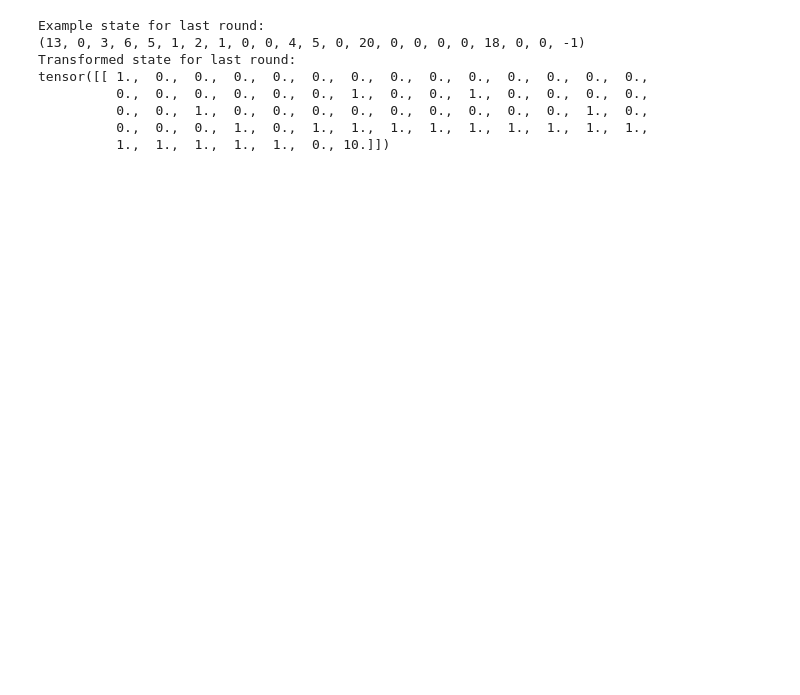
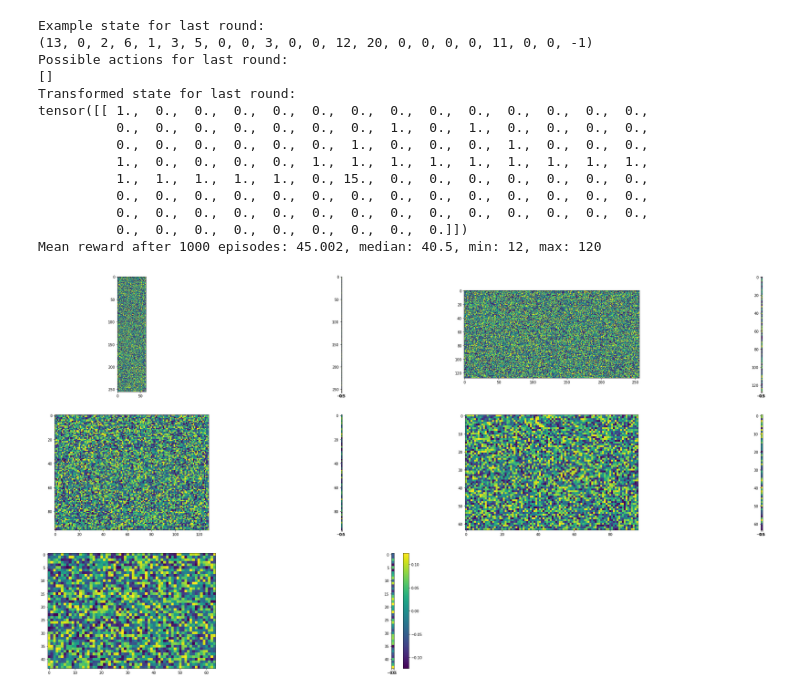
Before and after one commit to villebro/mimir, a Jupyter notebook: mimir.ipynb, the cells around one changed output. Saved outputs shown, nothing was run; the diff lists cells and outputs as text; code cells hidden in the pictures; blank space fills up the shorter version.

```diff
--- a/mimir.ipynb
+++ b/mimir.ipynb
@@ -46,7 +48,7 @@ def get_one_hot_list(values: List[int], min_value: int, max_value: int) -> List[
         one_hot_list.append(1 if i in values else 0)
     return one_hot_list
 
-def transform_state(state: Tuple[int]) -> torch.tensor:
+def transform_state(state: Tuple[int, ...], possible_actions: List[int]) -> torch.tensor:
     """Helper function for transforming state into a neural network friendly format by
     mostly one hot encoding variables."""
     final_list: List[int] = []
@@ -69,6 +71,8 @@ def transform_state(state: Tuple[int]) -> torch.tensor:
         final_list.append(0 if category_score < 0 else 1)
     final_list.append(upper_score)
 
+    final_list.extend(get_one_hot_list(possible_actions, 0, 43))
+
     return torch.tensor([final_list], dtype=torch.float)
 # %%
 """Calculate mean and median total reward for random actions"""
@@ -83,18 +87,21 @@ for episode in range(episode_count):
     env.reset()
 
     episode_reward = 0
-    for round in count():
-        action = random.randrange(44)
-        #action = env.sample_action()
+    for _ in count():
+        #action = random.randrange(44)
+        action = env.sample_action()
         state, reward, done, info = env.step(action)
         episode_reward += reward
         if done:
             if episode == 0:
                 state = env.get_observation_space()
+                possible_actions = env.pyhtzee.get_possible_actions()
                 print('Example state for last round:')
                 print(state)
+                print('Possible actions for last round:')
+                print(possible_actions)
                 print('Transformed state for last round:')
-                state = transform_state(state)
+                state = transform_state(state, possible_actions)
                 print(state)
 
             rewards.append(episode_reward)
@@ -104,13 +111,19 @@ print(f'Mean reward after {episode_count} episodes: {mean(rewards)}, ' \
       f'median: {median(rewards)}, min: {min(rewards)}, max: {max(rewards)}')
 # %% [output]
 Example state for last round:
-(13, 0, 3, 6, 5, 1, 2, 1, 0, 0, 4, 5, 0, 20, 0, 0, 0, 0, 18, 0, 0, -1)
+(13, 0, 2, 6, 1, 3, 5, 0, 0, 3, 0, 0, 12, 20, 0, 0, 0, 0, 11, 0, 0, -1)
+Possible actions for last round:
+[]
 Transformed state for last round:
 tensor([[ 1.,  0.,  0.,  0.,  0.,  0.,  0.,  0.,  0.,  0.,  0.,  0.,  0.,  0.,
-          0.,  0.,  0.,  0.,  0.,  0.,  1.,  0.,  0.,  1.,  0.,  0.,  0.,  0.,
-          0.,  0.,  1.,  0.,  0.,  0.,  0.,  0.,  0.,  0.,  0.,  0.,  1.,  0.,
-          0.,  0.,  0.,  1.,  0.,  1.,  1.,  1.,  1.,  1.,  1.,  1.,  1.,  1.,
-          1.,  1.,  1.,  1.,  1.,  0., 10.]])
+          0.,  0.,  0.,  0.,  0.,  0.,  0.,  1.,  0.,  1.,  0.,  0.,  0.,  0.,
+          0.,  0.,  0.,  0.,  0.,  0.,  1.,  0.,  0.,  0.,  1.,  0.,  0.,  0.,
+          1.,  0.,  0.,  0.,  0.,  1.,  1.,  1.,  1.,  1.,  1.,  1.,  1.,  1.,
+          1.,  1.,  1.,  1.,  1.,  0., 15.,  0.,  0.,  0.,  0.,  0.,  0.,  0.,
+          0.,  0.,  0.,  0.,  0.,  0.,  0.,  0.,  0.,  0.,  0.,  0.,  0.,  0.,
+          0.,  0.,  0.,  0.,  0.,  0.,  0.,  0.,  0.,  0.,  0.,  0.,  0.,  0.,
+          0.,  0.,  0.,  0.,  0.,  0.,  0.,  0.,  0.]])
+Mean reward after 1000 episodes: 45.002, median: 40.5, min: 12, max: 120
 # %%
 """Base classes for Reinforcement Learning model"""
 class Transition(NamedTuple):
@@ -142,17 +155,21 @@ class ReplayMemory(object):
 
 class DQN(nn.Module):
     def __init__(self, input_size):
-        super(DQN, self).__init__()
+        super().__init__()
         self.input_size = input_size
-        self.l1 = nn.Linear(input_size, 128)
-        self.l2 = nn.Linear(128, 128)
-        self.l3 = nn.Linear(128, 128)
-        self.l4 = nn.Linear(128, 44)
+        self.l1 = nn.Linear(input_size, 256)
+        self.l2 = nn.Linear(256, 128)
+        self.l3 = nn.Linear(128, 96)
+        self.l4 = nn.Linear(96, 64)
+        self.l5 = nn.Linear(64, 44)
 
     def forward(self, x):
-        x = F.relu(self.l1(x))
+        state = x[:, :63]
+        possible_moves = x[:, 63:]
+        x = F.relu(self.l1(state))
         x = F.relu(self.l2(x))
         x = F.relu(self.l3(x))
-        x = self.l4(x)
+        x = F.relu(self.l4(x))
+        x = self.l5(x) * possible_moves
         return x
 # %%
@@ -244,2 +268,21 @@ def optimize_model():
     optimizer.step()
+# %%
+def draw_plot():
+    w=40
+    h=20
+    fig=plt.figure(figsize=(w, h))
+    columns = 4
+    rows = 3
+    for i, m in enumerate(policy_net.modules()):
+        if isinstance(m, nn.Linear):
+            fig.add_subplot(rows, columns, 2 * i - 1)
+            plt.imshow(m._parameters['weight'].detach().numpy())
+            fig.add_subplot(rows, columns, 2 * i)
+            plt.imshow(m._parameters['bias'].detach().numpy().reshape(-1, 1))
+    plt.colorbar()
+    plt.show()
+
+draw_plot()
+# %% [output]
+[figure, added]
 # %%
```
Also changed, not shown: parts of 7 cells of this notebook.
